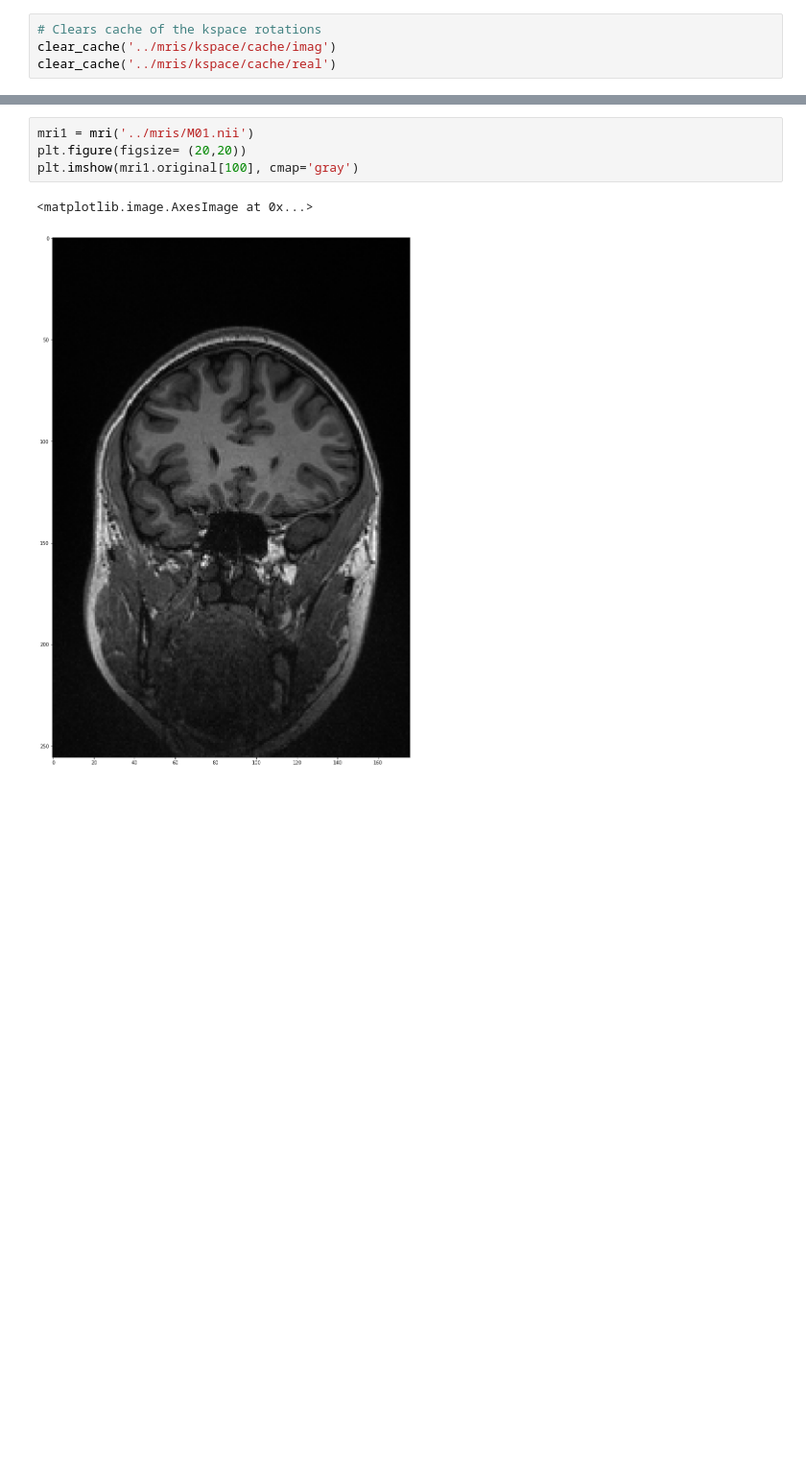
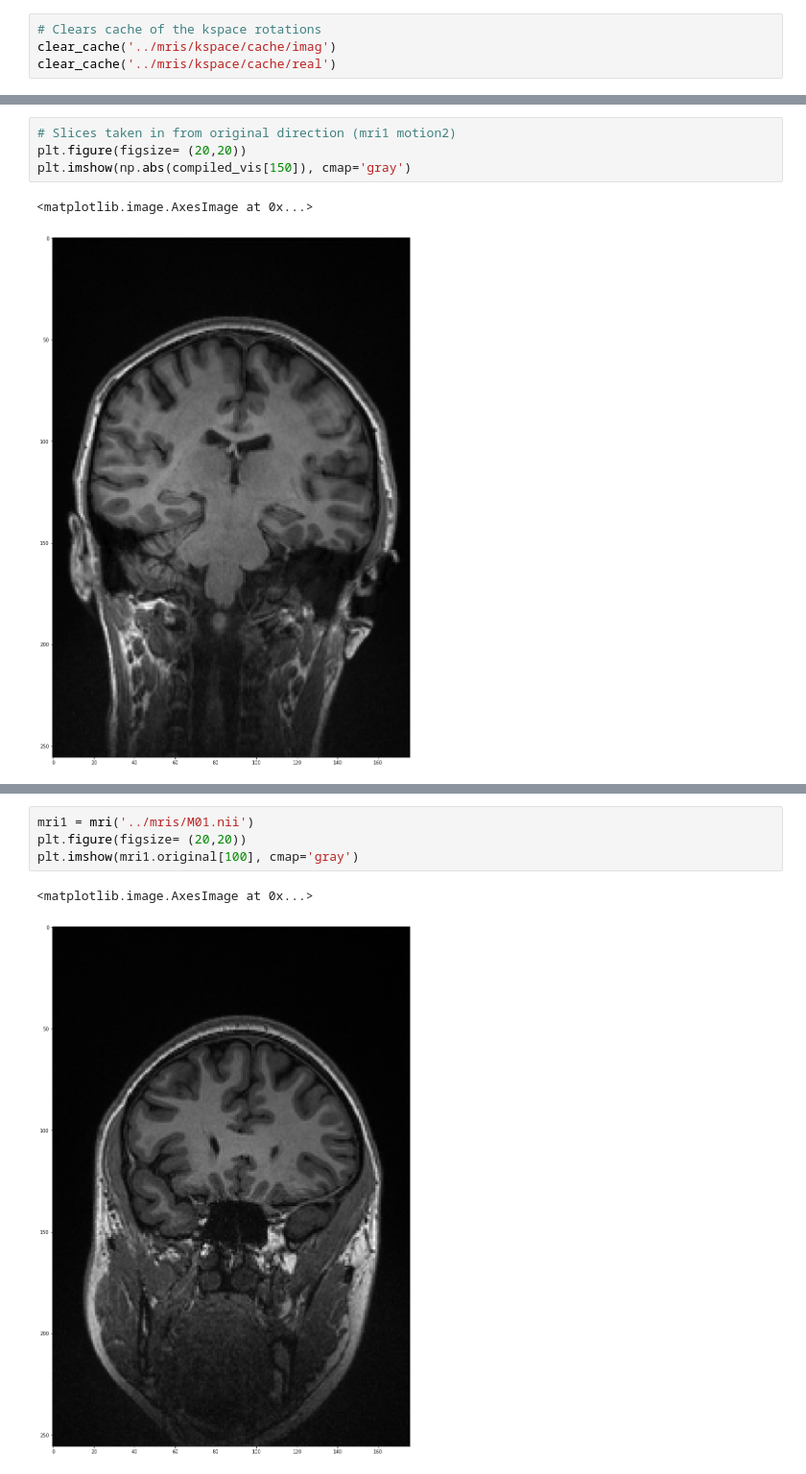
Before and after one commit to eyang9001/NU_Radiology, a Jupyter notebook: NU_Transform_FS.ipynb, the cells around one changed output, grey strips where cells are left out. Shown at 96% size. Drawn from its saved outputs; the diff is of its cells as text; blank space fills up the shorter version.

```diff
--- a/NU_Transform_FS.ipynb
+++ b/NU_Transform_FS.ipynb
@@ -227,0 +263,7 @@ clear_cache('../mris/kspace/cache/real')
+# %%
+# Slices taken in from original direction (mri1 motion2)
+plt.figure(figsize= (20,20))
+plt.imshow(np.abs(compiled_vis[150]), cmap='gray')
+# %% [output]
+<matplotlib.image.AxesImage at 0x...>
+[figure, added]
```
Also changed, not shown: parts of 13 cells of this notebook.
